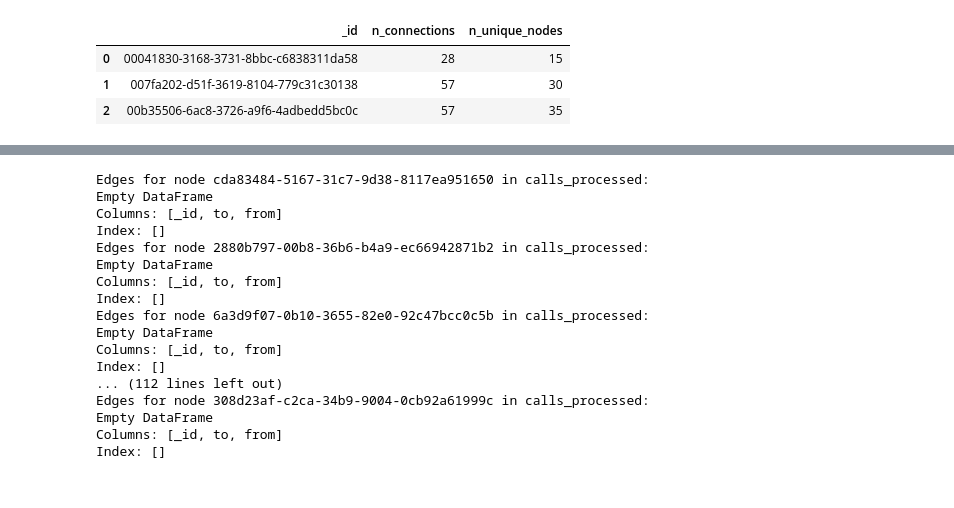
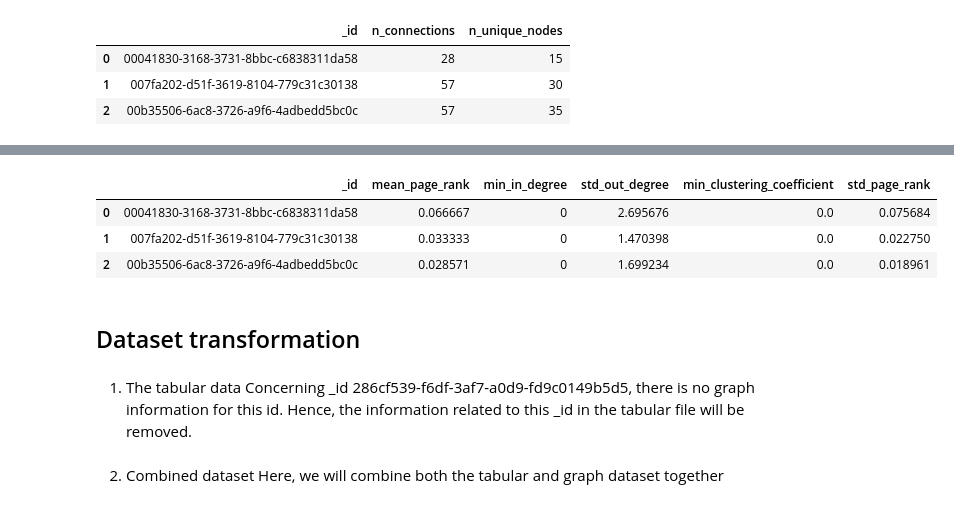
Before and after one commit to anhha9/api-behavior-anomaly, a Jupyter notebook: notebook/feature_engineered.ipynb, the cells around one changed output, grey strips where cells are left out. Saved outputs shown, nothing was run; the diff lists cells and outputs as text; code cells hidden in the pictures.

```diff
--- a/notebook/feature_engineered.ipynb
+++ b/notebook/feature_engineered.ipynb
@@ -296 +381,17 @@ Name: node, dtype: object
+# %%
+# Getting the final engineered graph data
+final_graph = graph_features_merged.loc[:, ['_id', 'mean_page_rank', 'min_in_degree', 'std_out_degree', 'min_clustering_coefficient', 'std_page_rank']]
+
+# Display the first three rows of the filtered DataFrame
+final_graph.head(3)
+# %% [output]
+|  | _id | mean_page_rank | min_in_degree | std_out_degree | min_clustering_coefficient | std_page_rank |
+| 0 | 00041830-3168-3731-8bbc-c6838311da58 | 0.066667 | 0 | 2.695676 | 0.0 | 0.075684 |
+| 1 | 007fa202-d51f-3619-8104-779c31c30138 | 0.033333 | 0 | 1.470398 | 0.0 | 0.022750 |
+| 2 | 00b35506-6ac8-3726-a9f6-4adbedd5bc0c | 0.028571 | 0 | 1.699234 | 0.0 | 0.018961 |
+# %% [markdown]
+## Dataset transformation
+# %% [markdown]
+1. The tabular data
+Concerning _id 286cf539-f6df-3af7-a0d9-fd9c0149b5d5, there is no graph information for this id. Hence, the information related to this _id in the tabular file will be removed.
 # %%
@@ -298,23 +402,3 @@ node_edge_features.to_csv("/mnt/c/Users/haanh/api-behavior-anomaly/data/node_edg
-# %%
-for node in missing_id_nodes:
-    node_edges = calls_processed[calls_processed['from'] == node]
-    print(f"Edges for node {node} in calls_processed:")
-    print(node_edges)
-# %% [output]
-Edges for node cda83484-5167-31c7-9d38-8117ea951650 in calls_processed:
-Empty DataFrame
-Columns: [_id, to, from]
-Index: []
-Edges for node 2880b797-00b8-36b6-b4a9-ec66942871b2 in calls_processed:
-Empty DataFrame
-Columns: [_id, to, from]
-Index: []
-Edges for node 6a3d9f07-0b10-3655-82e0-92c47bcc0c5b in calls_processed:
-Empty DataFrame
-Columns: [_id, to, from]
-Index: []
-... (112 lines left out)
-Edges for node 308d23af-c2ca-34b9-9004-0cb92a61999c in calls_processed:
-Empty DataFrame
-Columns: [_id, to, from]
-Index: []
+# %% [markdown]
+2. Combined dataset
+Here, we will combine both the tabular and graph dataset together
```
Also changed, not shown: parts of 30 cells of this notebook.
